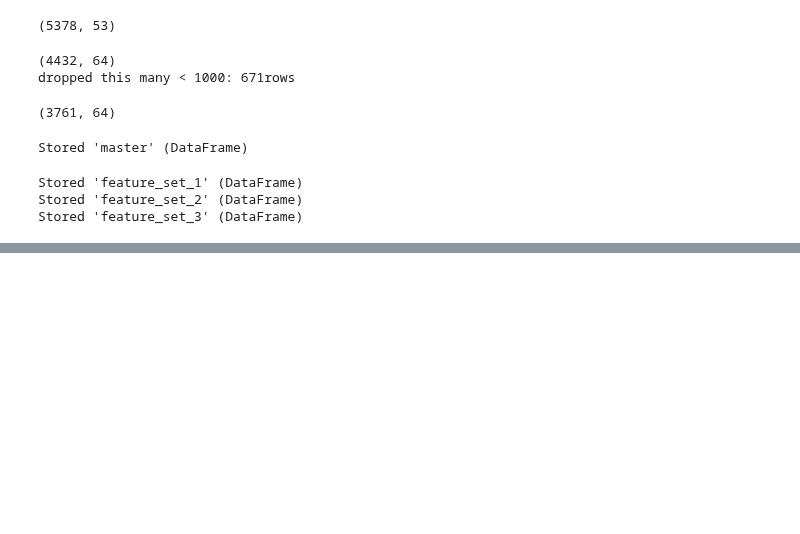
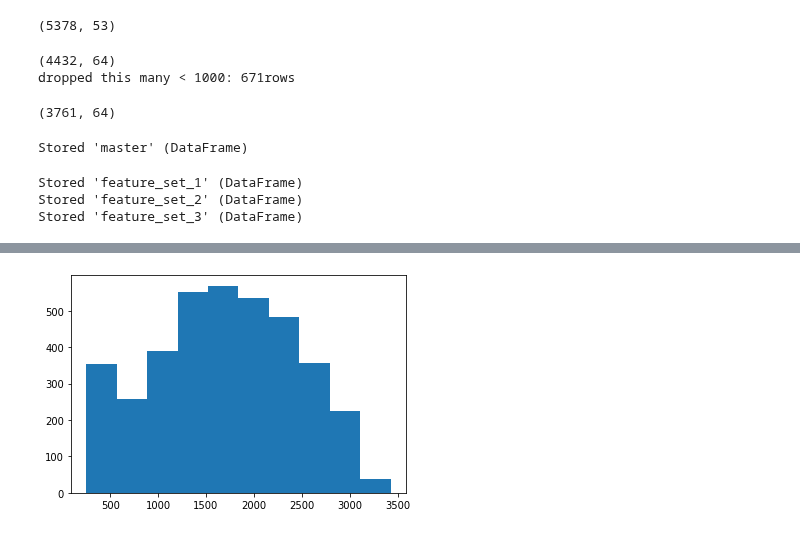
Before and after one commit to victoria-yining-huang/NBA-MIP, a Jupyter notebook: features.ipynb, the cells around one changed output, grey strips where cells are left out. Drawn from its saved outputs; the diff is of its cells as text; code cells hidden in the pictures; blank space fills up the shorter version.

```diff
--- a/features.ipynb
+++ b/features.ipynb
@@ -186,0 +194,5 @@ Stored 'feature_set_3' (DataFrame)
+# %%
+plt.hist(feature_set_1["Total Mins"])
+plt.show()
+# %% [output]
+[figure, added]
```
Also changed, not shown: parts of 10 cells of this notebook, 3 other files.
